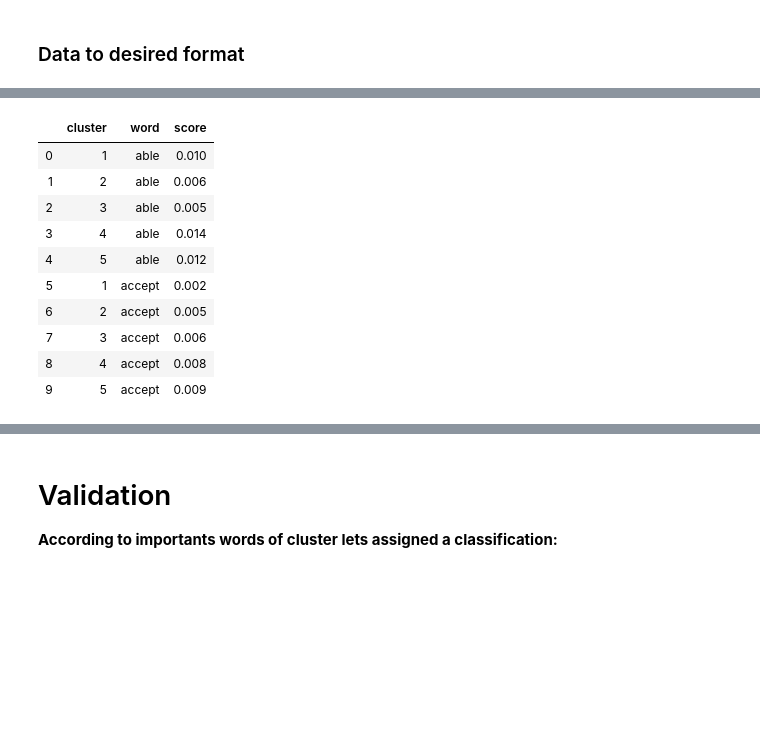
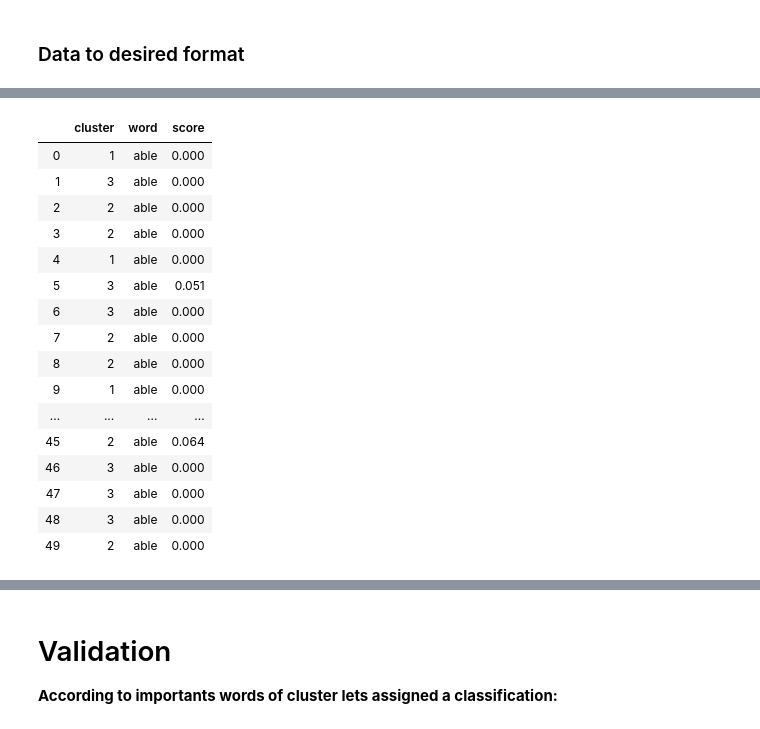
Before and after one commit to PabloRR100/NLP, a Jupyter notebook: Side_projects/Document_Clustering/Notebooks__Local/HDBSCAN.ipynb, the cells around one changed output, grey strips where cells are left out. Cells and saved outputs as stored; diff of their text form; code cells hidden in the pictures; blank space fills up the shorter version.

```diff
--- a/Side_projects/Document_Clustering/Notebooks__Local/HDBSCAN.ipynb
+++ b/Side_projects/Document_Clustering/Notebooks__Local/HDBSCAN.ipynb
@@ -124,8 +124,8 @@ The 2225 records have been embedded into 3 dimensions
 ### UMAP
 # %%
 import umap
-umap_ = umap.UMAP(random_state=42, n_components=2, metric='cosine')
-umap_3_ = umap.UMAP(random_state=42, n_components=3, metric='cosine')
+umap_ = umap.UMAP(random_state=42, n_components=2, metric='cosine', n_neighbors=5)
+umap_3_ = umap.UMAP(random_state=42, n_components=3, metric='cosine', n_neighbors=5)
 umap_embedding = umap_.fit_transform(tfidf.representation.values)
 umap_embedding_3 = umap_3_.fit_transform(tfidf.representation.values)
 print('The {} records have been embedded into {} dimensions'.format(*umap_embedding.shape))
@@ -278,3 +288,10 @@ def plot_centroids_as_wordclouds(
     return
 # %% [markdown]
 ### Data to desired format
+# %%
+d = {-1: np.nan, 0:1, 1:2, 2:3}
+medoids = tfidf.representation.copy()
+medoids['cluster'] = clusters_umap_3.reshape(-1,1)
+medoids['cluster'] = medoids['cluster'].map(d)
+medoids = medoids.dropna()
+medoids['cluster'] = medoids['cluster'].astype(int)
@@ -281,20 +314,25 @@ def plot_centroids_as_wordclouds(
 # %%
-scores = pd.melt(centroids.rename_axis('cluster').reset_index(),
-                 id_vars=['cluster'], var_name='word', value_name='score')
+scores = pd.melt(medoids, id_vars=['cluster'], var_name='word', value_name='score')
 # %%
-scores.head(10)
+scores.head(50)
 # %% [output]
 |  | cluster | word | score |
-| 0 | 1 | able | 0.010 |
-| 1 | 2 | able | 0.006 |
-| 2 | 3 | able | 0.005 |
-| 3 | 4 | able | 0.014 |
-| 4 | 5 | able | 0.012 |
-| 5 | 1 | accept | 0.002 |
-| 6 | 2 | accept | 0.005 |
-| 7 | 3 | accept | 0.006 |
-| 8 | 4 | accept | 0.008 |
-| 9 | 5 | accept | 0.009 |
+| 0 | 1 | able | 0.000 |
+| 1 | 3 | able | 0.000 |
+| 2 | 2 | able | 0.000 |
+| 3 | 2 | able | 0.000 |
+| 4 | 1 | able | 0.000 |
+| 5 | 3 | able | 0.051 |
+| 6 | 3 | able | 0.000 |
+| 7 | 2 | able | 0.000 |
+| 8 | 2 | able | 0.000 |
+| 9 | 1 | able | 0.000 |
+| ... | ... | ... | ... |
+| 45 | 2 | able | 0.064 |
+| 46 | 3 | able | 0.000 |
+| 47 | 3 | able | 0.000 |
+| 48 | 3 | able | 0.000 |
+| 49 | 2 | able | 0.000 |
 # %%
 plot_centroids_as_wordclouds(scores, n_cols=2)
 # %% [output]
```
Also changed, not shown: parts of 12 cells of this notebook, 3 other files.
